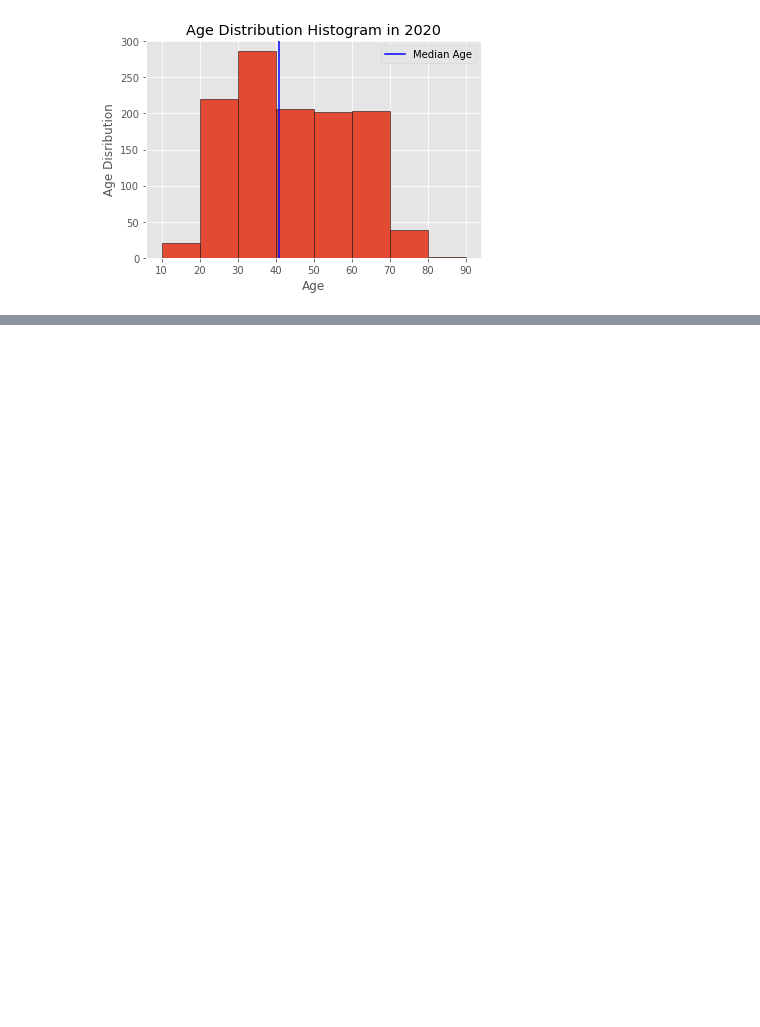
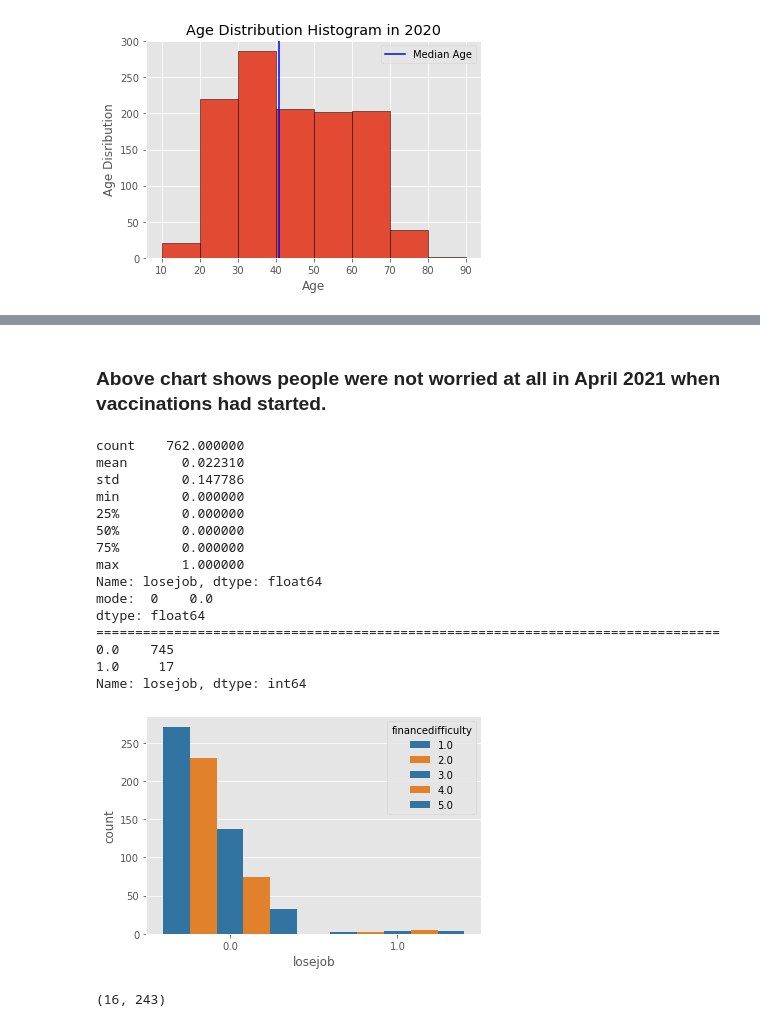
Before and after one commit to shahyash-95/ML-for-Good-Hackathon, a Jupyter notebook: survey-adult.ipynb, the cells around one changed output, grey strips where cells are left out. Cells and saved outputs as stored; diff of their text form; code cells hidden in the pictures; blank space fills up the shorter version.

```diff
--- a/survey-adult.ipynb
+++ b/survey-adult.ipynb
@@ -91,0 +184,54 @@ survey_April21['location'].value_counts().plot(kind='bar')
+# %% [markdown]
+### Above chart shows people were not worried at all in April 2021 when vaccinations had started.
+# %%
+def categorical_summarized(dataframe, x=None, y=None, hue=None, palette='Set1', verbose=True):
+    '''
+    Helper function that gives a quick summary of a given column of categorical data
+    Arguments
+    =========
+    dataframe: pandas dataframe
+    x: str. horizontal axis to plot the labels of categorical data, y would be the count
+    y: str. vertical axis to plot the labels of categorical data, x would be the count
+    hue: str. if you want to compare it another variable (usually the target variable)
+    palette: array-like. Colour of the plot
+    Returns
+    =======
+    Quick Stats of the data and also the count plot
+    '''
+    if x == None:
+        column_interested = y
+    else:
+        column_interested = x
+    series = dataframe[column_interested]
+    print(series.describe())
+    print('mode: ', series.mode())
+    if verbose:
+        print('='*80)
+        print(series.value_counts())
+
+    sns.countplot(x=x, y=y, hue=hue, data=dataframe, palette=palette)
+    plt.show()
+# %%
+c_palette = ['tab:blue', 'tab:orange']
+categorical_summarized(survey_April20, x = 'losejob', hue='financedifficulty', palette=c_palette)
+# %% [output]
+count    762.000000
+mean       0.022310
+std        0.147786
+min        0.000000
+25%        0.000000
+50%        0.000000
+75%        0.000000
+max        1.000000
+Name: losejob, dtype: float64
+mode:  0    0.0
+dtype: float64
+================================================================================
+0.0    745
+1.0     17
+Name: losejob, dtype: int64
+[figure, added]
+# %%
+survey_April20.loc[survey_April20['laidoff']==1].shape
+# %% [output]
+(16, 243)
```
Also changed, not shown: parts of 20 cells of this notebook, 1 other file.
